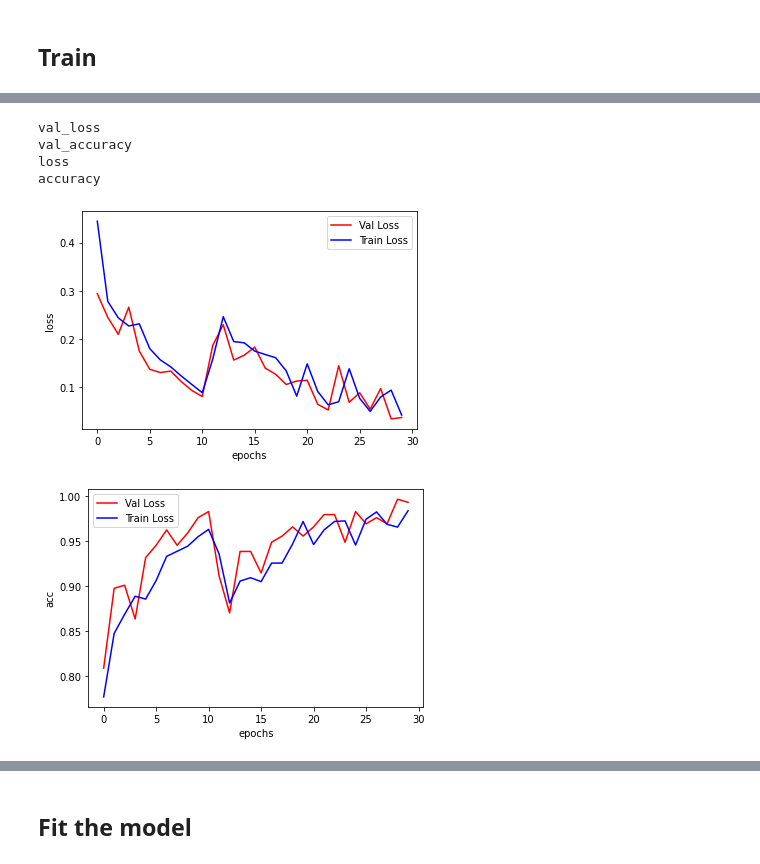
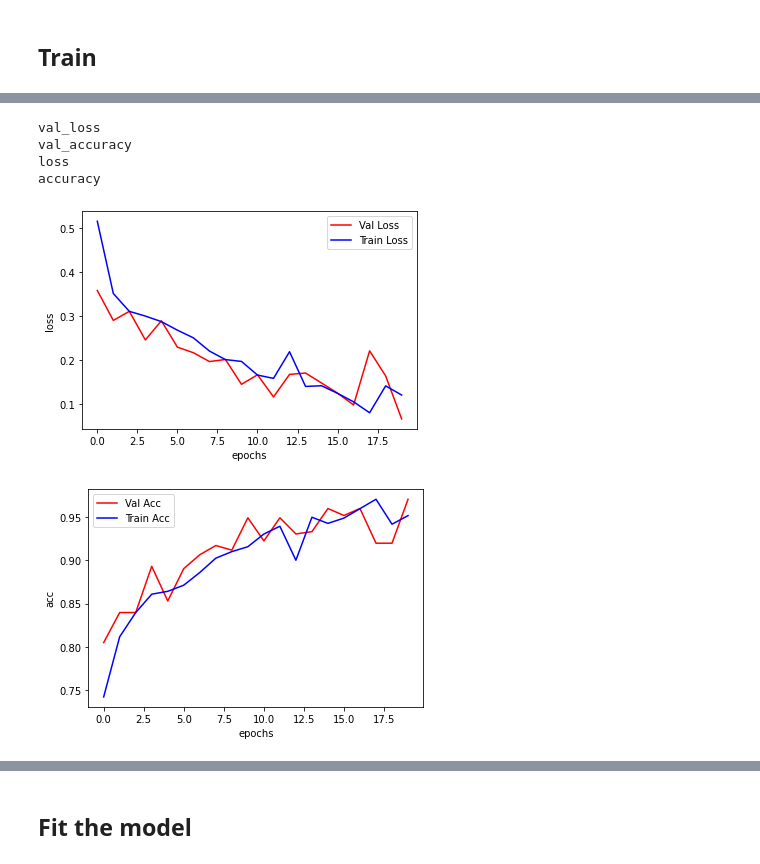
Before and after one commit to josephmhernandez/SeizureDetection, a Jupyter notebook: SeizureDetection.ipynb, the cells around one changed output, grey strips where cells are left out. Cells and saved outputs as stored; diff of their text form; code cells hidden in the pictures.

```diff
--- a/SeizureDetection.ipynb
+++ b/SeizureDetection.ipynb
@@ -209,16 +232,21 @@ Not processed yet.
 #Links:
 # CopyofSeizure-vid-10-hd
 
-lst_links = ['https://www.youtube.com/watch?v=SeJ7C6CaR3k&feature=youtu.be']
+lst_links = ['https://youtu.be/b0zwm1rdr5I']
 json_output = '/content/temp'
 
-train_folder = 'content/t_dataa/'
+# train_folder = '/content/t_dataa/'
+train_folder = 'gdrive/My Drive/Seizure2/all_data_hd_npy/'
 # from google.colab import drive
 # drive.mount('/content/gdrive')
 #Mount google drive.
 
+print(len(os.listdir('gdrive/My Drive/Seizure2/all_data_hd_npy/')))
+for link in lst_links:
+    print(len(os.listdir('gdrive/My Drive/Seizure2/all_data_hd_npy/')))
 
-for link in lst_links:
+    print('New Video:::::::::::')
+
     _name, title = create_vid(link)
 
     newvidInput = _name
@@ -238,3 +266,5 @@ for link in lst_links:
     !rm -rf {newJsonOutput}
     #Delete video
     !rm -f {newvidInput}
+
+print(len(os.listdir('gdrive/My Drive/Seizure2/all_data_hd_npy/')))
@@ -243,7 +281,7 @@ for link in lst_links:
 #import numpy as np
 import matplotlib.pyplot as plt
 
-_t10 = np.load('jj_npy/jj-vid_1.npy')
+_t10 = np.load('gdrive/My Drive/Seizure2/all_data_hd_npy/Seizure-vid-39-hd_4.npy')
 
 print(_t10.shape)
 
@@ -644,7 +809,7 @@ import matplotlib.pyplot as plt
 #Hyper-parameters
 
 batch_size = 64
-num_epochs = 30
+num_epochs = 50
 import numpy as np
 
 #Create dictionary entries of all data.
@@ -675,10 +840,13 @@ testing_generator = DataGenerator(data['test'], labels, **test_params)
 training_generator = DataGenerator(data['train'], labels, **params)
 validating_generator = DataGenerator(data['validation'], labels, **validation_params)
 
+histories = []
+# for i in range(3):
+# model = build_model_gru()
 model = build_model_rnn()
-
-filepath="rnn2-improvement-{epoch:02d}-{val_accuracy:.2f}.hdf5"
-checkpoint = ModelCheckpoint(filepath, monitor='val_accuracy', verbose=0, save_best_only=True, mode='max')
+filepath="gru-do-{epoch:02d}-{val_loss:.2f}.hdf5"
+checkpoint = ModelCheckpoint(filepath, monitor='val_loss', verbose=1, save_best_only=True, mode='min')
 callbacks_list = [checkpoint]
 history = model.fit_generator(generator=training_generator, validation_data=validating_generator, callbacks = callbacks_list, validation_freq = 1, use_multiprocessing=True, workers=8, epochs=num_epochs,verbose=1)
+histories.append(history)
 # %% [output]
@@ -702,35 +873,37 @@ Epoch 30/30
 # %%
 import matplotlib.pyplot as plt
 for h in history.history:
     print(h)
+
+history = histories[0]
 plt.figure()
 val_loss = history.history['val_loss']
 loss = history.history['loss']
 plt.xlabel('epochs')
 plt.ylabel('loss')
-num_epochs = range(30)
+num_epochs = range(20)
 
 plt.plot(num_epochs, val_loss[:len(num_epochs)], 'r', label = 'Val Loss')
 plt.plot( num_epochs, loss[:len(num_epochs)], 'b', label = 'Train Loss')
 plt.legend()
 plt.show()
 
 val_loss = history.history['val_accuracy']
 loss = history.history['accuracy']
 plt.xlabel('epochs')
 plt.ylabel('acc')
-num_epochs = range(30)
+num_epochs = range(20)
 
-plt.plot(num_epochs, val_loss[:len(num_epochs)], 'r', label = 'Val Loss')
-plt.plot( num_epochs, loss[:len(num_epochs)], 'b', label = 'Train Loss')
+plt.plot(num_epochs, val_loss[:len(num_epochs)], 'r', label = 'Val Acc')
+plt.plot( num_epochs, loss[:len(num_epochs)], 'b', label = 'Train Acc')
 plt.legend()
 plt.show()
 # %% [output]
 val_loss
 val_accuracy
 loss
 accuracy
-[figure, old version]
+[figure, new version]
-[figure, old version]
+[figure, new version]
 # %%
 j_model = build_model_rnn()
```
Also changed, not shown: parts of 16 cells of this notebook.
